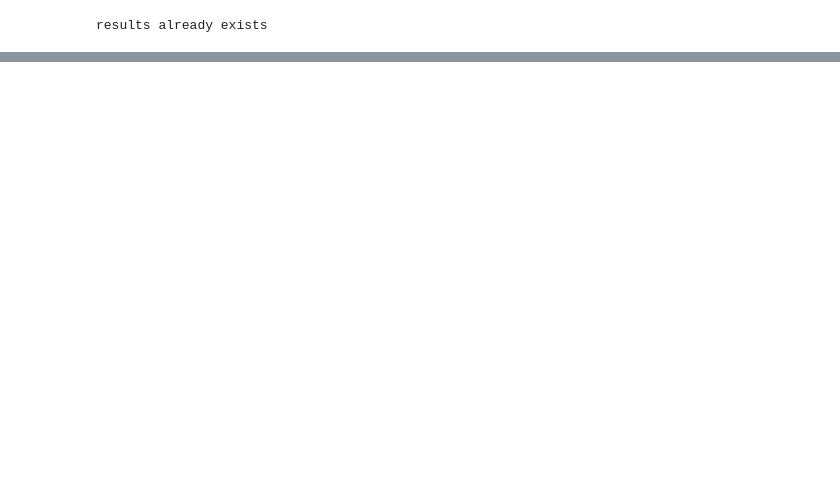
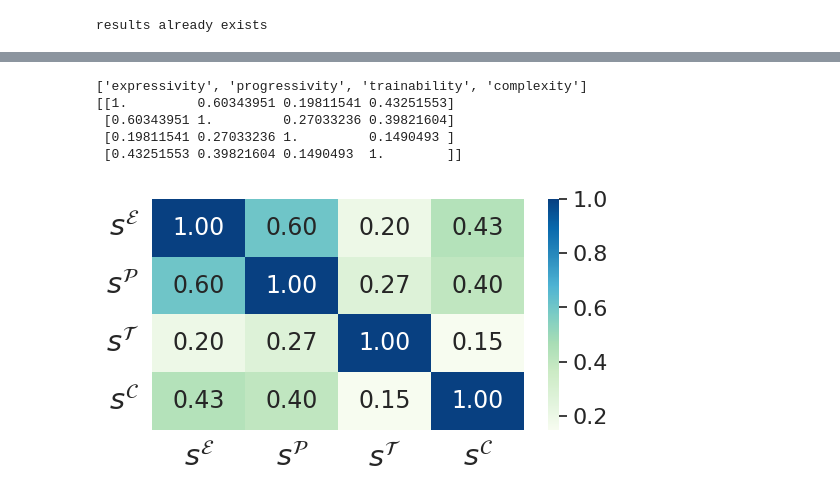
Before and after one commit to DonaldScheuring/AZ-NAS, a Jupyter notebook: NB201/tss_general.ipynb, the cells around one changed output, grey strips where cells are left out. Cells and saved outputs as stored; diff of their text form; code cells hidden in the pictures; blank space fills up the shorter version.

```diff
--- a/NB201/tss_general.ipynb
+++ b/NB201/tss_general.ipynb
@@ -476,40 +504,47 @@ AZ-NAS: 0.7408773022062063      0.91271449672946        0.9127144967294597
 # %%
-# ### Confusion matrix
+### Confusion matrix
 
-# import seaborn as sn
-# import pandas as pd
-# import matplotlib.pyplot as plt
-# import copy
+import seaborn as sn
+import pandas as pd
+import matplotlib.pyplot as plt
+import copy
 
-# metrics = copy.deepcopy(results)
+metrics = copy.deepcopy(results)
 
-# metrics['accuracy'] = api_valid_accs
-# metrics['complexity'] = api_flops
+metrics['accuracy'] = api_valid_accs
+metrics['complexity'] = api_flops
 
-# # keys = ['accuracy', 'expressivity', 'progressivity', 'trainability', 'complexity']
-# # key_names = ['Acc.', r"$s^{\mathcal{E}}$", r"$s^{\mathcal{P}}$", r"$s^{\mathcal{T}}$", r"$s^{\mathcal{C}}$"]
-# keys = ['expressivity', 'progressivity', 'trainability', 'complexity']
-# key_names = [r"$s^{\mathcal{E}}$", r"$s^{\mathcal{P}}$", r"$s^{\mathcal{T}}$", r"$s^{\mathcal{C}}$"]
-# print(keys)
+# keys = ['accuracy', 'expressivity', 'progressivity', 'trainability', 'complexity']
+# key_names = ['Acc.', r"$s^{\mathcal{E}}$", r"$s^{\mathcal{P}}$", r"$s^{\mathcal{T}}$", r"$s^{\mathcal{C}}$"]
+keys = ['expressivity', 'progressivity', 'trainability', 'complexity']
+key_names = [r"$s^{\mathcal{E}}$", r"$s^{\mathcal{P}}$", r"$s^{\mathcal{T}}$", r"$s^{\mathcal{C}}$"]
+print(keys)
 
-# matrix = np.zeros((len(keys),len(keys)))
+matrix = np.zeros((len(keys),len(keys)))
 
-# for i in range(len(keys)):
-#     for j in range(len(keys)):
-#         x = stats.rankdata(metrics[keys[i]])
-#         y = stats.rankdata(metrics[keys[j]])
-#         kendalltau = stats.kendalltau(x, y)[0]
-#         matrix[i,j] = kendalltau
+for i in range(len(keys)):
+    for j in range(len(keys)):
+        x = stats.rankdata(metrics[keys[i]])
+        y = stats.rankdata(metrics[keys[j]])
+        kendalltau = stats.kendalltau(x, y)[0]
+        matrix[i,j] = kendalltau
 
-# print(matrix)
+print(matrix)
 
-# df_cm = pd.DataFrame(matrix, index = [i for i in key_names], columns = [i for i in key_names])
-# plt.figure(figsize=(6,3))
-# sn.set(font_scale=1.9) # for label size
-# ax = sn.heatmap(df_cm, annot=True, annot_kws={"size": 17}, cmap='GnBu', fmt='.2f') # font size
-# cbar = ax.collections[0].colorbar
-# cbar.ax.tick_params(labelsize=16)
-# plt.yticks(rotation=0)
-# plt.savefig('confusion_matrix.pdf', bbox_inches = 'tight', pad_inches = 0)
-# plt.show()
+df_cm = pd.DataFrame(matrix, index = [i for i in key_names], columns = [i for i in key_names])
+plt.figure(figsize=(6,3))
+sn.set(font_scale=1.9) # for label size
+ax = sn.heatmap(df_cm, annot=True, annot_kws={"size": 17}, cmap='GnBu', fmt='.2f') # font size
+cbar = ax.collections[0].colorbar
+cbar.ax.tick_params(labelsize=16)
+plt.yticks(rotation=0)
+plt.savefig('confusion_matrix.pdf', bbox_inches = 'tight', pad_inches = 0)
+plt.show()
+# %% [output]
+['expressivity', 'progressivity', 'trainability', 'complexity']
+[[1.         0.60343951 0.19811541 0.43251553]
+ [0.60343951 1.         0.27033236 0.39821604]
+ [0.19811541 0.27033236 1.         0.1490493 ]
+ [0.43251553 0.39821604 0.1490493  1.        ]]
+[figure, added]
 # %%
```
Also changed, not shown: parts of 8 cells of this notebook, 4 other files.
